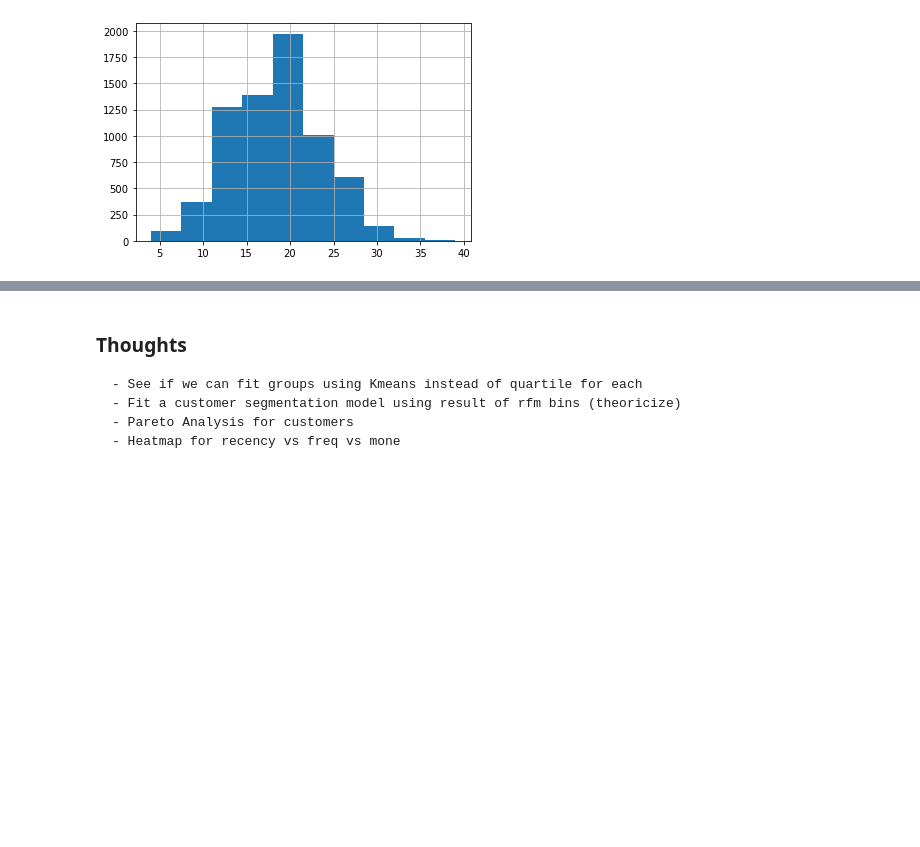
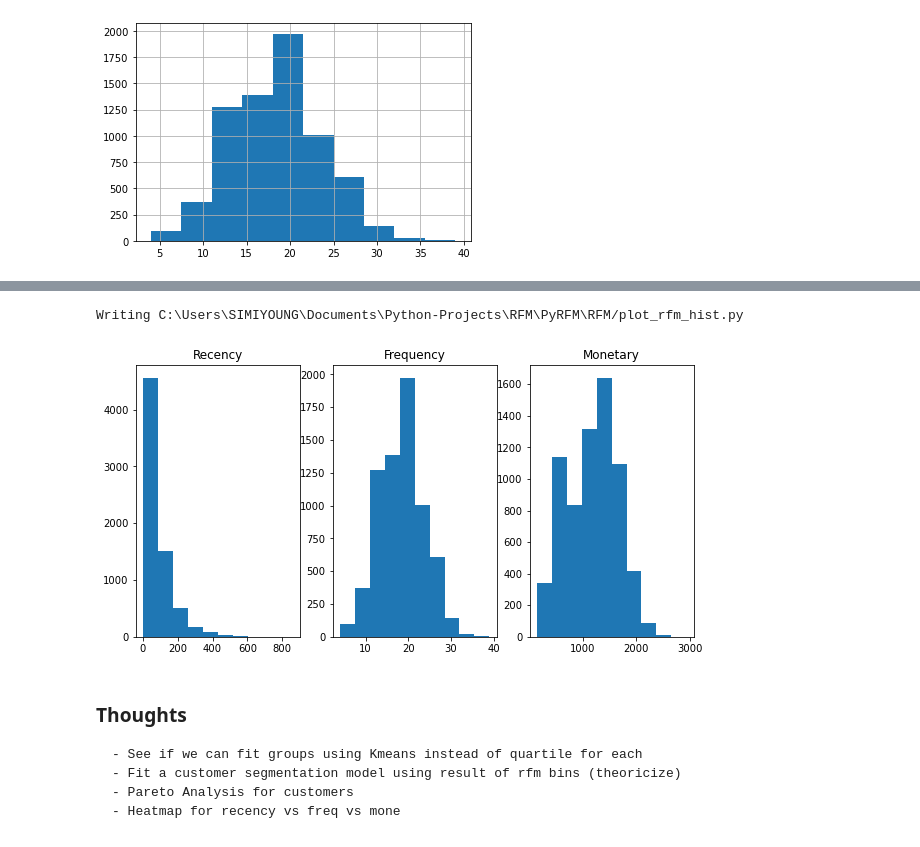
Before and after one commit to simmieyungie/PyRFM, a Jupyter notebook: Playground/RFM-Playground.ipynb, the cells around one changed output, grey strips where cells are left out. Saved outputs shown, nothing was run; the diff lists cells and outputs as text; code cells hidden in the pictures; blank space fills up the shorter version.

Commit message:
add hist to rfm

```diff
--- a/Playground/RFM-Playground.ipynb
+++ b/Playground/RFM-Playground.ipynb
@@ -577,3 +619,50 @@ customer.frequency.hist()
+# %%
+#%%writefile $experiment_folder/plot_rfm_hist.py
+
+#RFM histogram
+import matplotlib.pyplot as plt
+
+
+def plot_rfm_hist(rfm_table):
+    '''
+    This function will return a histogram distribution of rfm values.
+    rfm_table: Dataframe
+
+        A dataframe containing at least recency, frequency and monetary columns. It's to be used
+        particularly after using the rfm function
+    '''
+      #error instance to check if input is either a pandas dataframe and is also not none
+    if isinstance(rfm_table, pd.DataFrame) == False or rfm_table is None:
+        raise ValueError("data: Expecting a Dataframe or got 'None'")
+
+    if "recency" not in rfm_table.columns:
+        raise ValueError("recency: recency column not found in column names, add 'recency'")
+
+    if "frequency" not in rfm_table.columns:
+        raise ValueError("frequency: recency column not found in column names, add 'frequency'")
+
+    if "monetary" not in rfm_table.columns:
+        raise ValueError("monetary: recency column not found in column names, add 'monetary'")
+
+    fig, ax = plt.subplots(1,3, figsize = (10, 5)) #one row, three columns
+    #recency
+    ax[0].hist(rfm_table.recency)
+    ax[0].set_title("Recency")
+    #frequency
+    ax[1].hist(rfm_table.frequency)
+    ax[1].set_title("Frequency")
+    #monetary
+    ax[2].hist(rfm_table.monetary)
+    ax[2].set_title("Monetary")
+    plt.show()
+
+    return
+# %% [output]
+Writing C:\Users\SIMIYOUNG\Documents\Python-Projects\RFM\PyRFM\RFM/plot_rfm_hist.py
+# %%
+plot_rfm_hist(customer)
+# %% [output]
+[figure, added]
 # %% [markdown]
 ### Thoughts
     - See if we can fit groups using Kmeans instead of quartile for each
```
Also changed, not shown: parts of 10 cells of this notebook, 8 other files.
